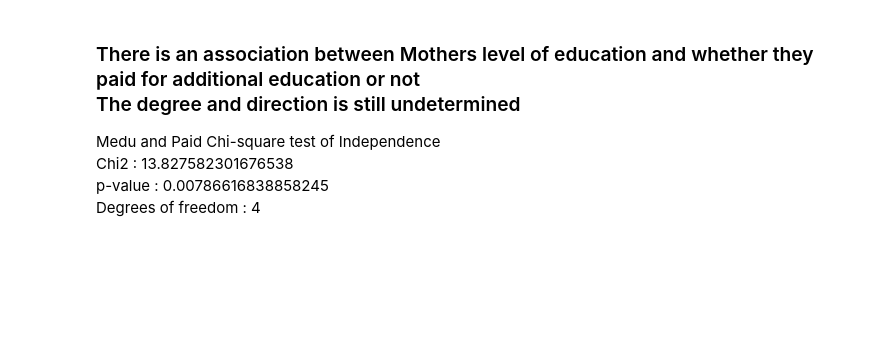
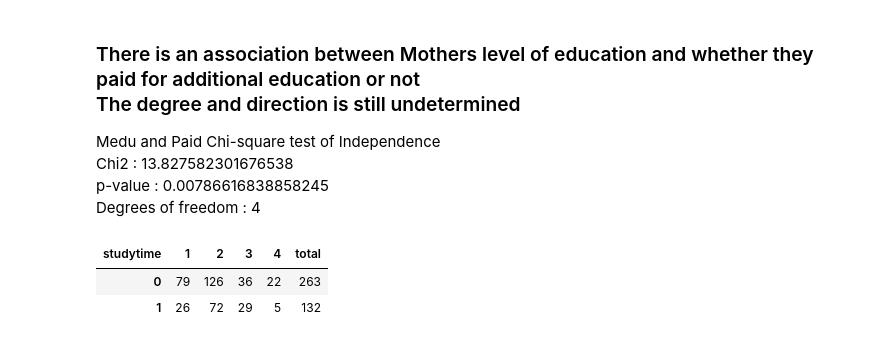
Before and after one commit to samillano-jk/Data_Analysis-projects-scripts-notebooks, a Jupyter notebook: Data-Analysis/student-performance-analysis.ipynb, the cells around one changed output. Saved outputs shown, nothing was run; the diff lists cells and outputs as text; code cells hidden in the pictures; blank space fills up the shorter version.

Commit message:
Kaggle Notebook | Student-Performance-Analysis | Version 9

```diff
--- a/Data-Analysis/student-performance-analysis.ipynb
+++ b/Data-Analysis/student-performance-analysis.ipynb
@@ -259,43 +260,44 @@ def chi_square(col_1, col_2, display=True):
     """
     contingency_table = pd.crosstab(col_1, col_2)
     chi2, p, dof, expected = stats.chi2_contingency(contingency_table)
+    contingency_table.reset_index(drop=True, inplace=True)
     if display:
         print(f"Chi2 : {chi2}")
         print(f"p-value : {p}")
         print(f"Degrees of freedom : {dof}")
 
 
-    return chi2, p, dof, expected
+    return contingency_table, chi2, p, dof, expected
 # %%
 print("Level of significance: .05\n")
 
 print("Address and StudyTime Chi-square test of Independence")
-chi1, p1, dof1, expected1 = chi_square(student_cat.address, student_cat.studytime)
+table1, chi1, p1, dof1, expected1 = chi_square(student_cat.address, student_cat.studytime)
 
 print()
 
 print("Romantic and StudyTime Chi-square test of Independence")
-chi1, p1, dof1, expected1 = chi_square(student_cat.romantic, student_cat.studytime)
+table2, chi2, p2, dof2, expected2 = chi_square(student_cat.romantic, student_cat.studytime)
 
 print()
 
 print("Romantic and Activities Chi-square test of Independence")
-chi1, p1, dof1, expected1 = chi_square(student_cat.romantic, student_cat.activities)
+table3, chi3, p3, dof3, expected3 = chi_square(student_cat.romantic, student_cat.activities)
 
 print()
 
 print("Paid and Internet Chi-square test of Independence")
-chi1, p1, dof1, expected1 = chi_square(student_cat.paid, student_cat.internet)
+table4, chi4, p4, dof4, expected4 = chi_square(student_cat.paid, student_cat.internet)
 
 print()
 
 print("Medu and Paid Chi-square test of Independence")
-chi1, p1, dof1, expected1 = chi_square(student_cat.paid, student_cat.Medu)
+table5, chi5, p5, dof5, expected5 = chi_square(student_cat.paid, student_cat.Medu)
 
 print()
 
 print("Fedu and Paid Chi-square test of Independence")
-chi1, p1, dof1, expected1 = chi_square(student_cat.paid, student_cat.Fedu)
+table6, chi6, p6, dof6, expected6 = chi_square(student_cat.paid, student_cat.Fedu)
 # %% [output]
 Level of significance: .05
 
@@ -320,3 +322,10 @@ Medu and Paid Chi-square test of Independence <br>
 Chi2 : 13.827582301676538 <br>
 p-value : 0.00786616838858245 <br>
 Degrees of freedom : 4
+# %%
+table2["total"] = table2["1"] + table2["2"] + table2["3"] + table2["4"]
+table2
+# %% [output]
+| studytime | 1 | 2 | 3 | 4 | total |
+| 0 | 79 | 126 | 36 | 22 | 263 |
+| 1 | 26 | 72 | 29 | 5 | 132 |
```
Also changed, not shown: parts of 7 cells of this notebook.
